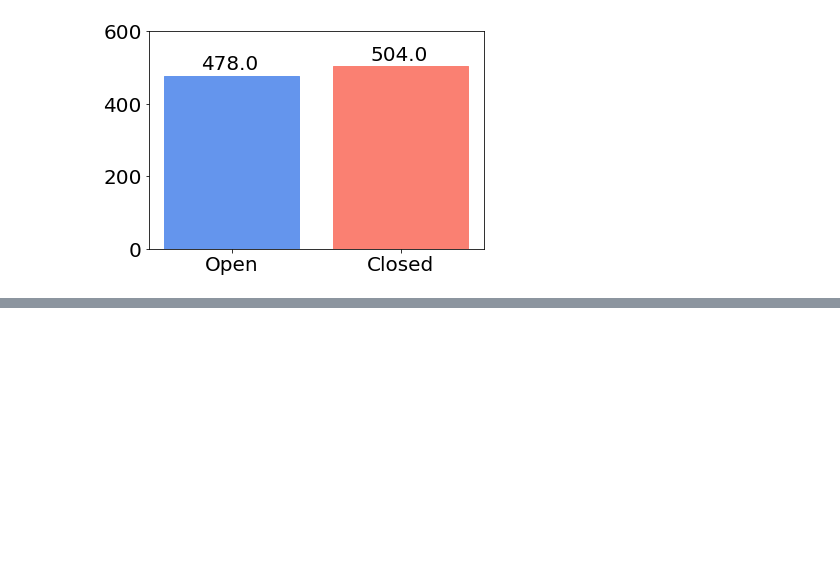
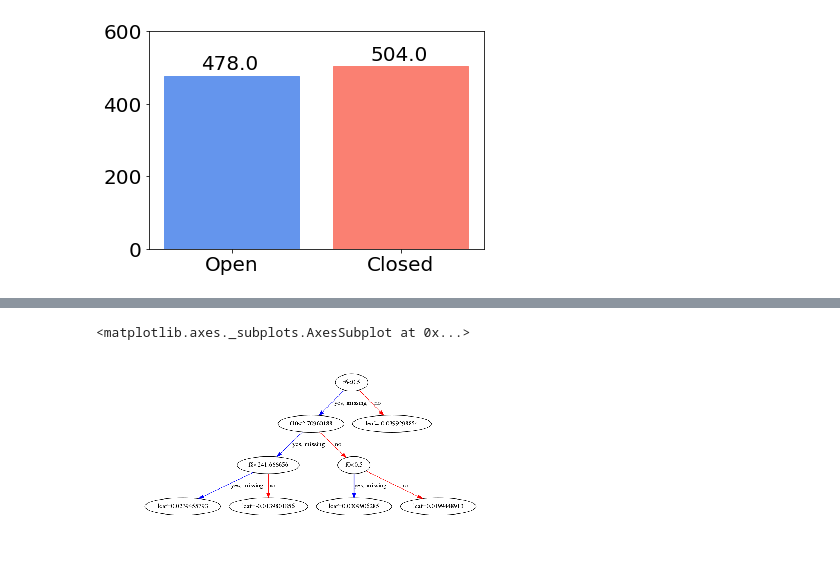
Before and after one commit to jneuman88/Predict-Restaurant-Closure, a Jupyter notebook: notebooks/Vegas Restaurant Predictor.ipynb, the cells around one changed output, grey strips where cells are left out. Cells and saved outputs as stored; diff of their text form; code cells hidden in the pictures; blank space fills up the shorter version.

```diff
--- a/notebooks/Vegas Restaurant Predictor.ipynb
+++ b/notebooks/Vegas Restaurant Predictor.ipynb
@@ -364,3 +380,11 @@ except:
+# %%
+#xgb.plot_importance(grid_search.best_estimator_.named_steps['xgb'].get_booster(), importance_type='gain')
+#xgb.plot_importance(grid_search.best_estimator_.named_steps['xgb'].get_booster(), importance_type='weight')
+#xgb.plot_importance(grid_search.best_estimator_.named_steps['xgb'].get_booster(), importance_type='cover')
+xgb.plot_tree(grid_search.best_estimator_.named_steps['xgb'].get_booster())
+# %% [output]
+<matplotlib.axes._subplots.AxesSubplot at 0x...>
+[figure, added]
 # %%
 # look at 3 and 4 star restaurants, but make sure to separate these because you've trained on some of them
 #data[ (data.cost_3 == 1) | (data.cost_4 == 1) ][features]
```
Also changed, not shown: parts of 10 cells of this notebook, 4 other files.
